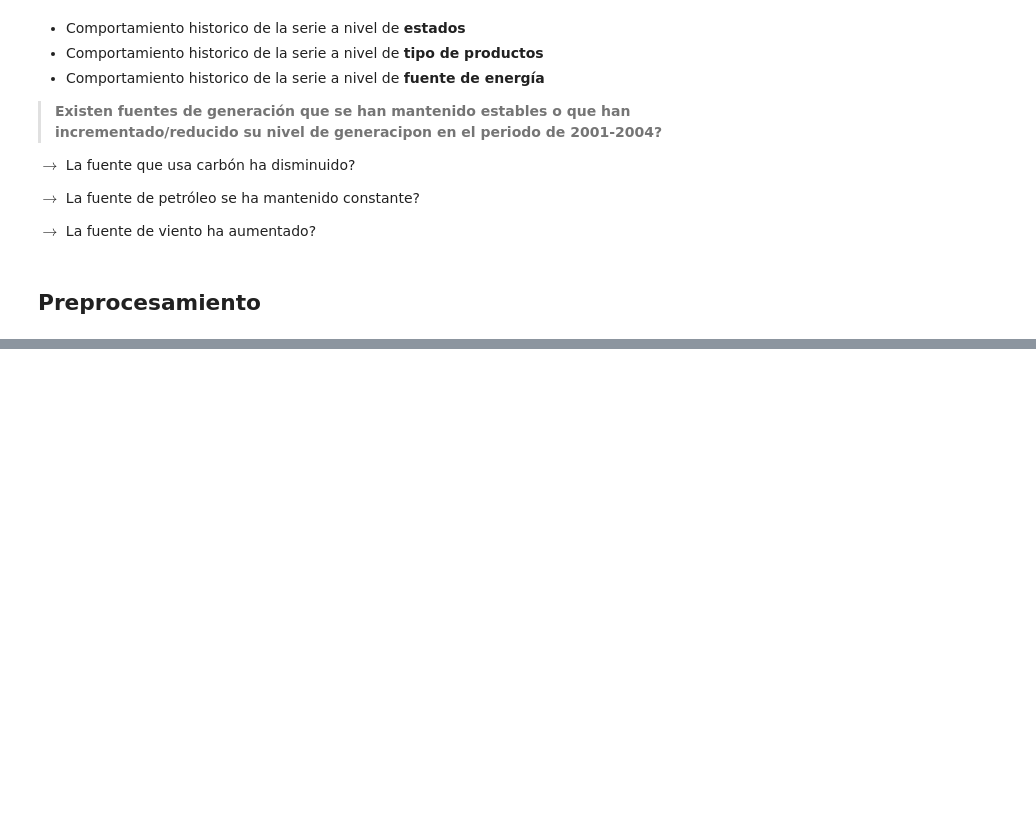
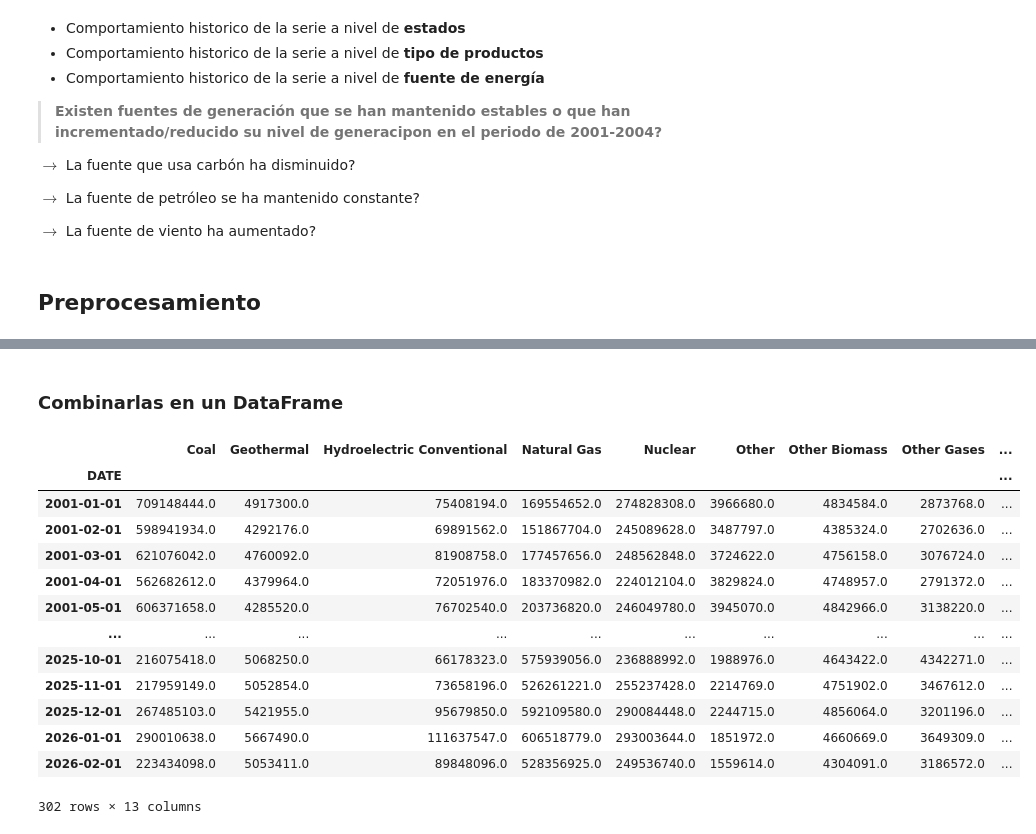
Before and after one commit to JairRamosG/Series_de_Tiempo, a Jupyter notebook: 05_Analisis/Generación_electrica/generacion_electrica.ipynb, the cells around one changed output, grey strips where cells are left out. Saved outputs shown, nothing was run; the diff lists cells and outputs as text; code cells hidden in the pictures; blank space fills up the shorter version.

```diff
--- a/05_Analisis/Generación_electrica/generacion_electrica.ipynb
+++ b/05_Analisis/Generación_electrica/generacion_electrica.ipynb
@@ -107,0 +201,8 @@ $\rightarrow$ La fuente de viento ha aumentado?
+# %%
+series = {}
+for nombre in nombres_series:
+    if nombre != 'Total':
+        serie = grupos.xs(nombre, level='ENERGY SOURCE').sort_index()
+        series[nombre] = serie
+
+series['Coal']
@@ -107,0 +224,6 @@ $\rightarrow$ La fuente de viento ha aumentado?
+# %%
+for key, value in series.items():
+    print(f'\n{key}: {len(value)}')
+    print(f'Inicio: {series[key].index.min()} - {series[key].index.max()}')
+
+# Todas tienen los mismos registros
@@ -107,0 +303,21 @@ $\rightarrow$ La fuente de viento ha aumentado?
+# %% [markdown]
+### Combinarlas en un DataFrame
+# %%
+SERIES = pd.concat([series[key] for key in sorted(series)], axis=1)
+SERIES.columns = list(sorted(series.keys()))
+SERIES
+# %% [output]
+|  | Coal | Geothermal | Hydroelectric Conventional | Natural Gas | Nuclear | Other | Other Biomass | Other Gases | ... |
+| DATE |  |  |  |  |  |  |  |  | ... |
+| 2001-01-01 | 709148444.0 | 4917300.0 | 75408194.0 | 169554652.0 | 274828308.0 | 3966680.0 | 4834584.0 | 2873768.0 | ... |
+| 2001-02-01 | 598941934.0 | 4292176.0 | 69891562.0 | 151867704.0 | 245089628.0 | 3487797.0 | 4385324.0 | 2702636.0 | ... |
+| 2001-03-01 | 621076042.0 | 4760092.0 | 81908758.0 | 177457656.0 | 248562848.0 | 3724622.0 | 4756158.0 | 3076724.0 | ... |
+| 2001-04-01 | 562682612.0 | 4379964.0 | 72051976.0 | 183370982.0 | 224012104.0 | 3829824.0 | 4748957.0 | 2791372.0 | ... |
+| 2001-05-01 | 606371658.0 | 4285520.0 | 76702540.0 | 203736820.0 | 246049780.0 | 3945070.0 | 4842966.0 | 3138220.0 | ... |
+| ... | ... | ... | ... | ... | ... | ... | ... | ... | ... |
+| 2025-10-01 | 216075418.0 | 5068250.0 | 66178323.0 | 575939056.0 | 236888992.0 | 1988976.0 | 4643422.0 | 4342271.0 | ... |
+| 2025-11-01 | 217959149.0 | 5052854.0 | 73658196.0 | 526261221.0 | 255237428.0 | 2214769.0 | 4751902.0 | 3467612.0 | ... |
+| 2025-12-01 | 267485103.0 | 5421955.0 | 95679850.0 | 592109580.0 | 290084448.0 | 2244715.0 | 4856064.0 | 3201196.0 | ... |
+| 2026-01-01 | 290010638.0 | 5667490.0 | 111637547.0 | 606518779.0 | 293003644.0 | 1851972.0 | 4660669.0 | 3649309.0 | ... |
+| 2026-02-01 | 223434098.0 | 5053411.0 | 89848096.0 | 528356925.0 | 249536740.0 | 1559614.0 | 4304091.0 | 3186572.0 | ... |
+302 rows × 13 columns
```
Also changed, not shown: parts of 20 cells of this notebook, 7 other files.
